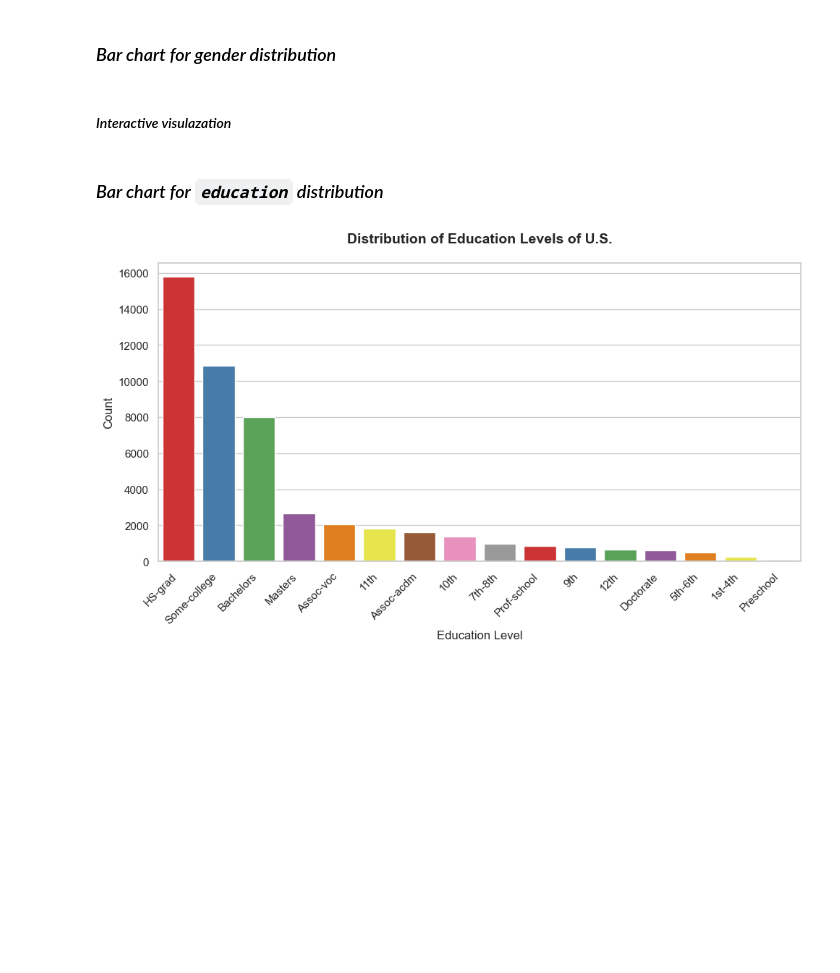
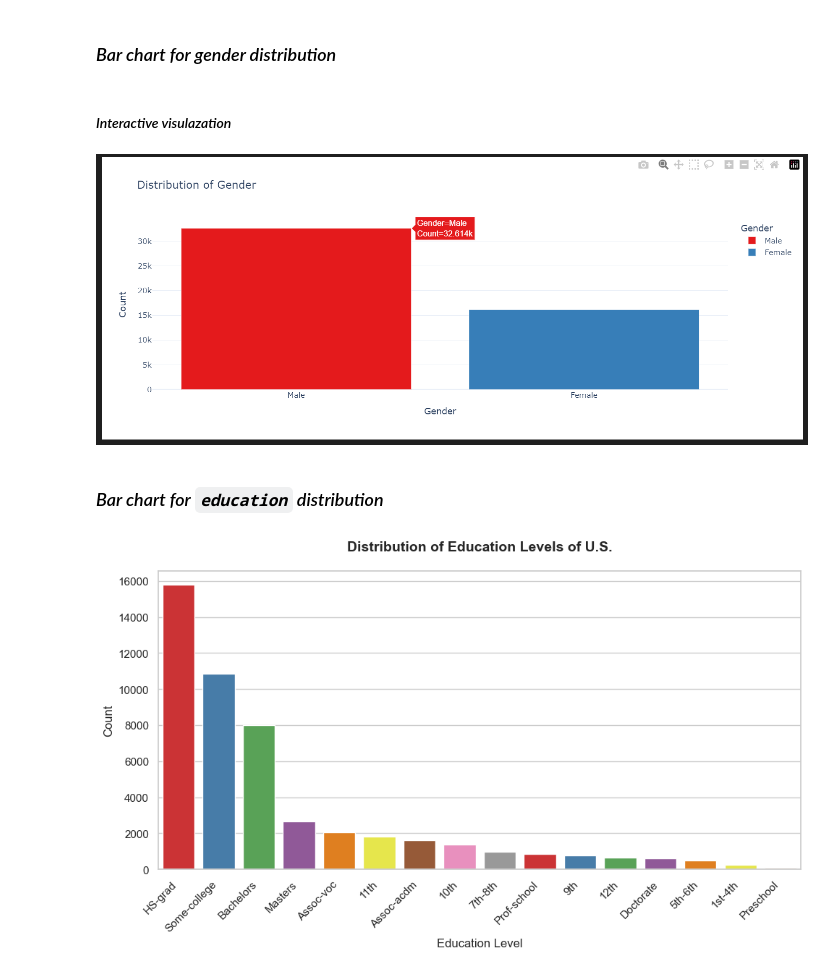
Before and after one commit to SnitTeshome/PRODIGY_DS_01, a Jupyter notebook: Adult_data.ipynb, the cells around one changed output. Cells and saved outputs as stored; diff of their text form; code cells hidden in the pictures; blank space fills up the shorter version.

```diff
--- a/Adult_data.ipynb
+++ b/Adult_data.ipynb
@@ -214,6 +214,11 @@ fig.update_layout(
 
 # Show the interactive plot
 fig.show()
+# %%
+from IPython.display import Image
+Image(r'C:\Users\Admin\Desktop\Gender_distrubution.png', width=1000, height=400)
+# %% [output]
+[figure, added]
 # %% [markdown]
 ### *Bar chart for `education` distribution*
 # %%
```
Also changed, not shown: parts of 1 cell of this notebook.
